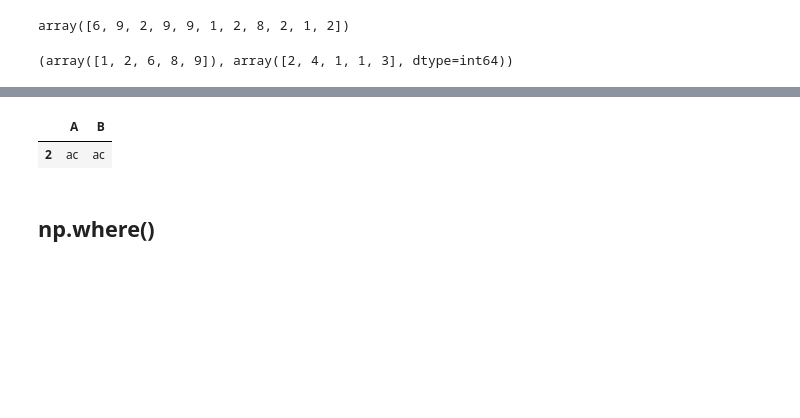
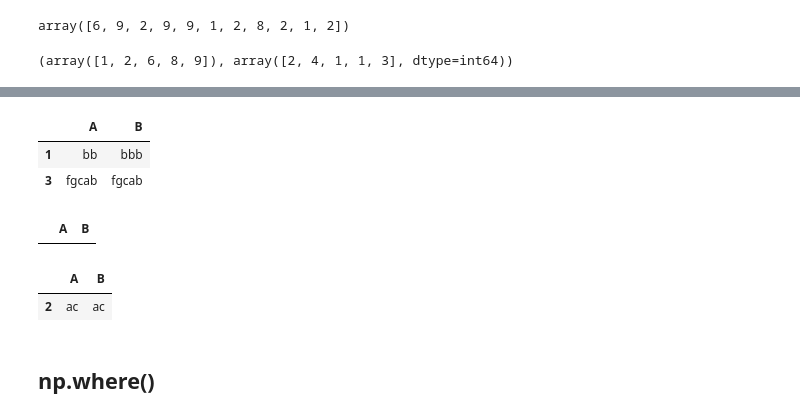
Before and after one commit to AbhishekMaity001/Python-Code-Snippets, a Jupyter notebook: Numpy101.ipynb, the cells around one changed output, grey strips where cells are left out. Cells and saved outputs as stored; diff of their text form; code cells hidden in the pictures; blank space fills up the shorter version.

```diff
--- a/Numpy101.ipynb
+++ b/Numpy101.ipynb
@@ -406,3 +406,13 @@ df
+# %%
+df.iloc[np.where(df['A'].str.contains('b') & df['B'].str.contains('b'))[0]]
+# %% [output]
+|  | A | B |
+| 1 | bb | bbb |
+| 3 | fgcab | fgcab |
+# %%
+df[df['A'].str.contains('bb') & df['A'].str.contains('bbb')]
+# %% [output]
+|  | A | B |
 # %%
 df[df['A'].str.contains('ac')]
 # %% [output]
```
Also changed, not shown: parts of 1 cell of this notebook.
